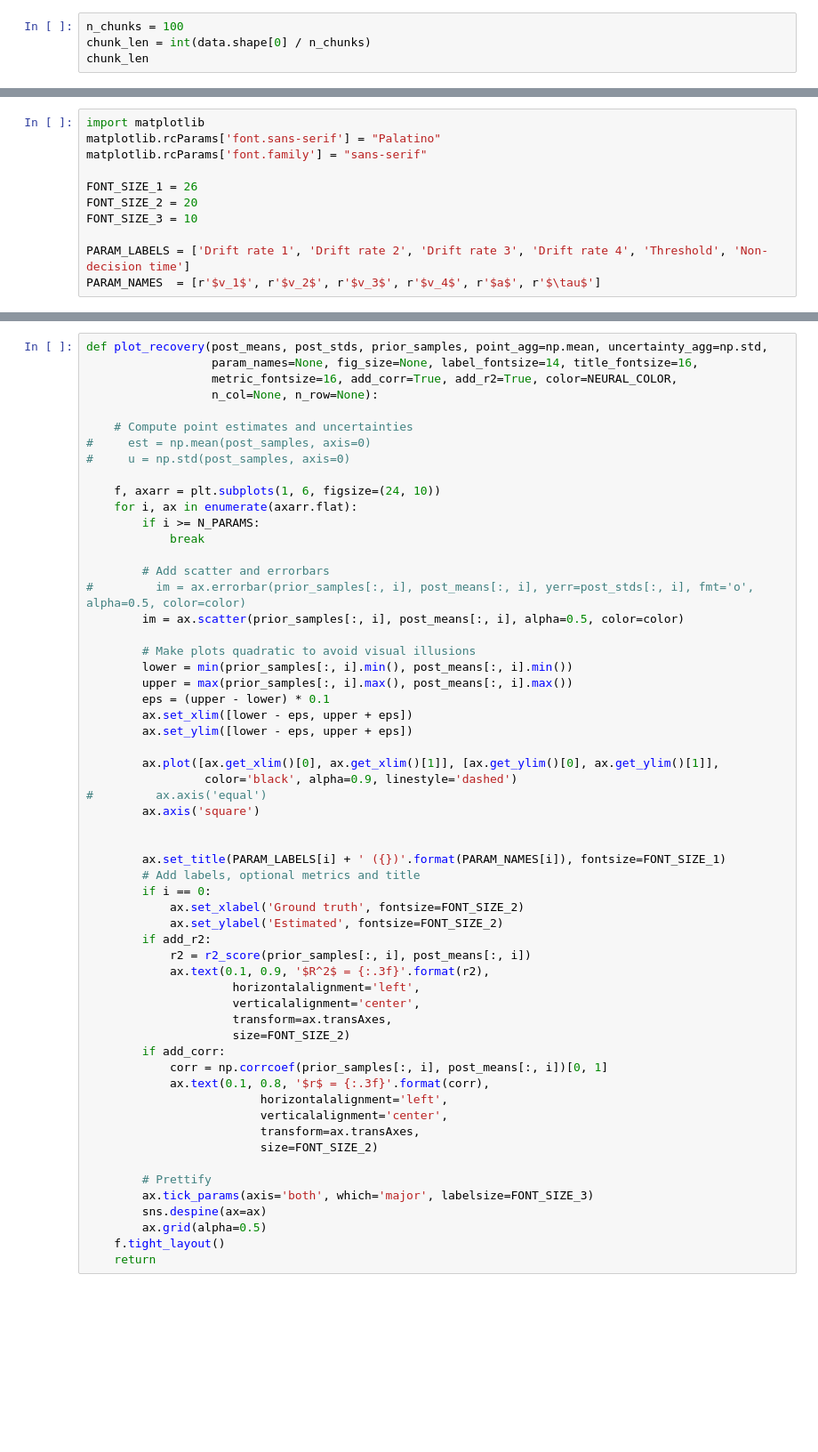
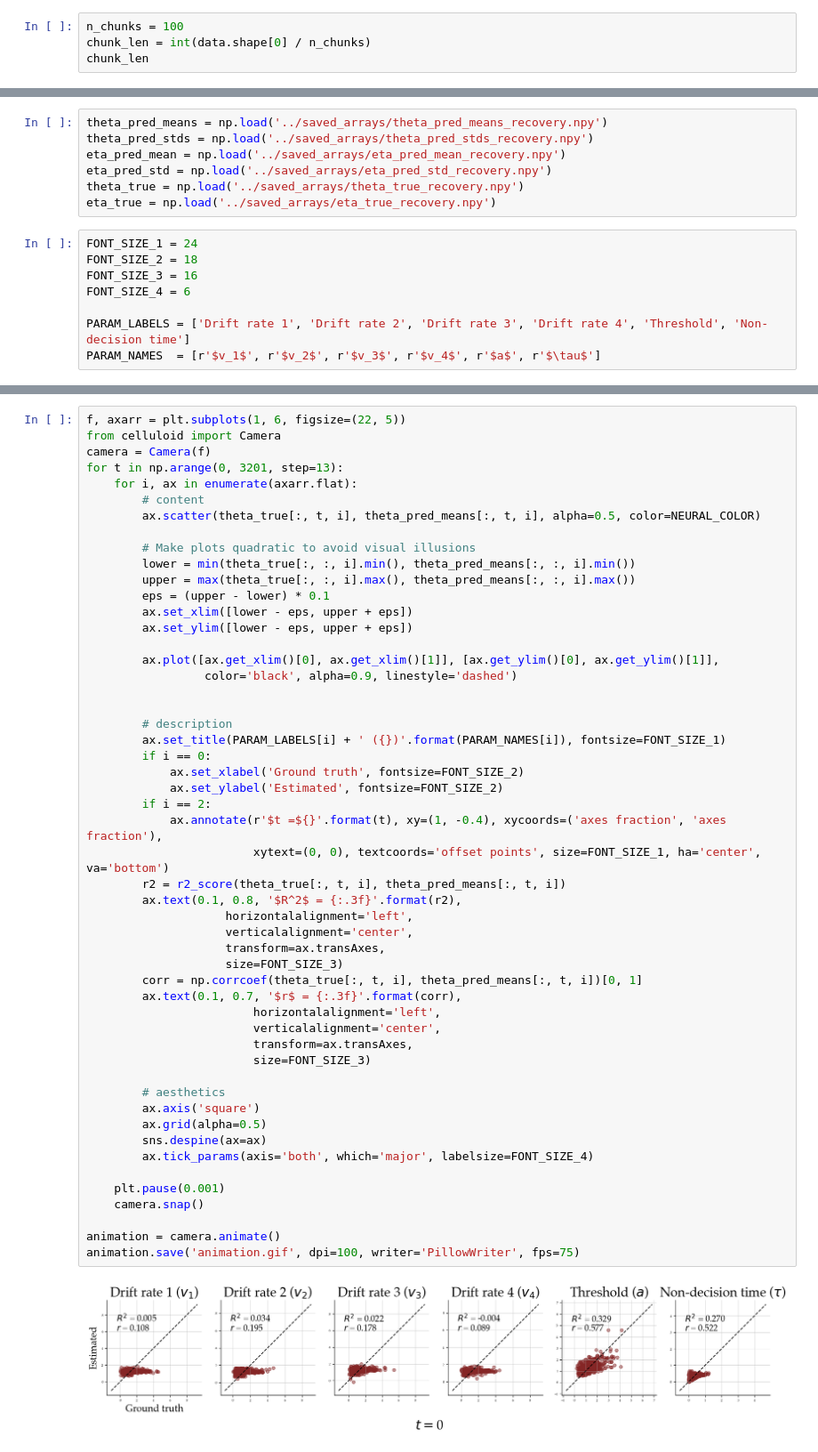
Before and after one commit to LuSchumacher/dynamic_ddm, a Jupyter notebook: notebooks/full_dynamic_dm_joint.ipynb, the cells around one changed output, grey strips where cells are left out. Shown at 89% size. Cells and saved outputs as stored; diff of their text form; blank space fills up the shorter version.

```diff
--- a/notebooks/full_dynamic_dm_joint.ipynb
+++ b/notebooks/full_dynamic_dm_joint.ipynb
@@ -921,11 +874,15 @@ theta_true = (theta_t_z * MICRO_STDS) + MICRO_MEANS
+# %%
+theta_pred_means = np.load('../saved_arrays/theta_pred_means_recovery.npy')
+theta_pred_stds = np.load('../saved_arrays/theta_pred_stds_recovery.npy')
+eta_pred_mean = np.load('../saved_arrays/eta_pred_mean_recovery.npy')
+eta_pred_std = np.load('../saved_arrays/eta_pred_std_recovery.npy')
+theta_true = np.load('../saved_arrays/theta_true_recovery.npy')
+eta_true = np.load('../saved_arrays/eta_true_recovery.npy')
 # %%
-import matplotlib
-matplotlib.rcParams['font.sans-serif'] = "Palatino"
-matplotlib.rcParams['font.family'] = "sans-serif"
-
-FONT_SIZE_1 = 26
-FONT_SIZE_2 = 20
-FONT_SIZE_3 = 10
+FONT_SIZE_1 = 24
+FONT_SIZE_2 = 18
+FONT_SIZE_3 = 16
+FONT_SIZE_4 = 6
 
 PARAM_LABELS = ['Drift rate 1', 'Drift rate 2', 'Drift rate 3', 'Drift rate 4', 'Threshold', 'Non-decision time']
 PARAM_NAMES  = [r'$v_1$', r'$v_2$', r'$v_3$', r'$v_4$', r'$a$', r'$\tau$']
@@ -940,58 +889,54 @@ theta_true = np.load('../saved_arrays/theta_true_recovery.npy')
 # %%
-def plot_recovery(post_means, post_stds, prior_samples, point_agg=np.mean, uncertainty_agg=np.std,
-                  param_names=None, fig_size=None, label_fontsize=14, title_fontsize=16,
-                  metric_fontsize=16, add_corr=True, add_r2=True, color=NEURAL_COLOR,
-                  n_col=None, n_row=None):
-
-    # Compute point estimates and uncertainties
-#     est = np.mean(post_samples, axis=0)
-#     u = np.std(post_samples, axis=0)
-
-    f, axarr = plt.subplots(1, 6, figsize=(24, 10))
+f, axarr = plt.subplots(1, 6, figsize=(22, 5))
+from celluloid import Camera
+camera = Camera(f)
+for t in np.arange(0, 3201, step=13):
     for i, ax in enumerate(axarr.flat):
-        if i >= N_PARAMS:
-            break
-
-        # Add scatter and errorbars
-#         im = ax.errorbar(prior_samples[:, i], post_means[:, i], yerr=post_stds[:, i], fmt='o', alpha=0.5, color=color)
-        im = ax.scatter(prior_samples[:, i], post_means[:, i], alpha=0.5, color=color)
+        # content
+        ax.scatter(theta_true[:, t, i], theta_pred_means[:, t, i], alpha=0.5, color=NEURAL_COLOR)
 
         # Make plots quadratic to avoid visual illusions
-        lower = min(prior_samples[:, i].min(), post_means[:, i].min())
-        upper = max(prior_samples[:, i].max(), post_means[:, i].max())
+        lower = min(theta_true[:, :, i].min(), theta_pred_means[:, :, i].min())
+        upper = max(theta_true[:, :, i].max(), theta_pred_means[:, :, i].max())
         eps = (upper - lower) * 0.1
         ax.set_xlim([lower - eps, upper + eps])
         ax.set_ylim([lower - eps, upper + eps])
 
         ax.plot([ax.get_xlim()[0], ax.get_xlim()[1]], [ax.get_ylim()[0], ax.get_ylim()[1]],
                  color='black', alpha=0.9, linestyle='dashed')
-#         ax.axis('equal')
-        ax.axis('square')
 
 
+        # description
         ax.set_title(PARAM_LABELS[i] + ' ({})'.format(PARAM_NAMES[i]), fontsize=FONT_SIZE_1)
-        # Add labels, optional metrics and title
         if i == 0:
             ax.set_xlabel('Ground truth', fontsize=FONT_SIZE_2)
             ax.set_ylabel('Estimated', fontsize=FONT_SIZE_2)
-        if add_r2:
-            r2 = r2_score(prior_samples[:, i], post_means[:, i])
-            ax.text(0.1, 0.9, '$R^2$ = {:.3f}'.format(r2),
-                     horizontalalignment='left',
-                     verticalalignment='center',
-                     transform=ax.transAxes,
-                     size=FONT_SIZE_2)
-        if add_corr:
-            corr = np.corrcoef(prior_samples[:, i], post_means[:, i])[0, 1]
-            ax.text(0.1, 0.8, '$r$ = {:.3f}'.format(corr),
-                         horizontalalignment='left',
-                         verticalalignment='center',
-                         transform=ax.transAxes,
-                         size=FONT_SIZE_2)
+        if i == 2:
+            ax.annotate(r'$t =${}'.format(t), xy=(1, -0.4), xycoords=('axes fraction', 'axes fraction'),
+                        xytext=(0, 0), textcoords='offset points', size=FONT_SIZE_1, ha='center', va='bottom')
+        r2 = r2_score(theta_true[:, t, i], theta_pred_means[:, t, i])
+        ax.text(0.1, 0.8, '$R^2$ = {:.3f}'.format(r2),
+                    horizontalalignment='left',
+                    verticalalignment='center',
+                    transform=ax.transAxes,
+                    size=FONT_SIZE_3)
+        corr = np.corrcoef(theta_true[:, t, i], theta_pred_means[:, t, i])[0, 1]
+        ax.text(0.1, 0.7, '$r$ = {:.3f}'.format(corr),
+                        horizontalalignment='left',
+                        verticalalignment='center',
+                        transform=ax.transAxes,
+                        size=FONT_SIZE_3)
 
-        # Prettify
-        ax.tick_params(axis='both', which='major', labelsize=FONT_SIZE_3)
+        # aesthetics
+        ax.axis('square')
+        ax.grid(alpha=0.5)
         sns.despine(ax=ax)
-        ax.grid(alpha=0.5)
-    f.tight_layout()
-    return
+        ax.tick_params(axis='both', which='major', labelsize=FONT_SIZE_4)
+
+    plt.pause(0.001)
+    camera.snap()
+
+animation = camera.animate()
+animation.save('animation.gif', dpi=100, writer='PillowWriter', fps=75)
+# %% [output]
+[figure, added]
```
Also changed, not shown: parts of 15 cells of this notebook.
